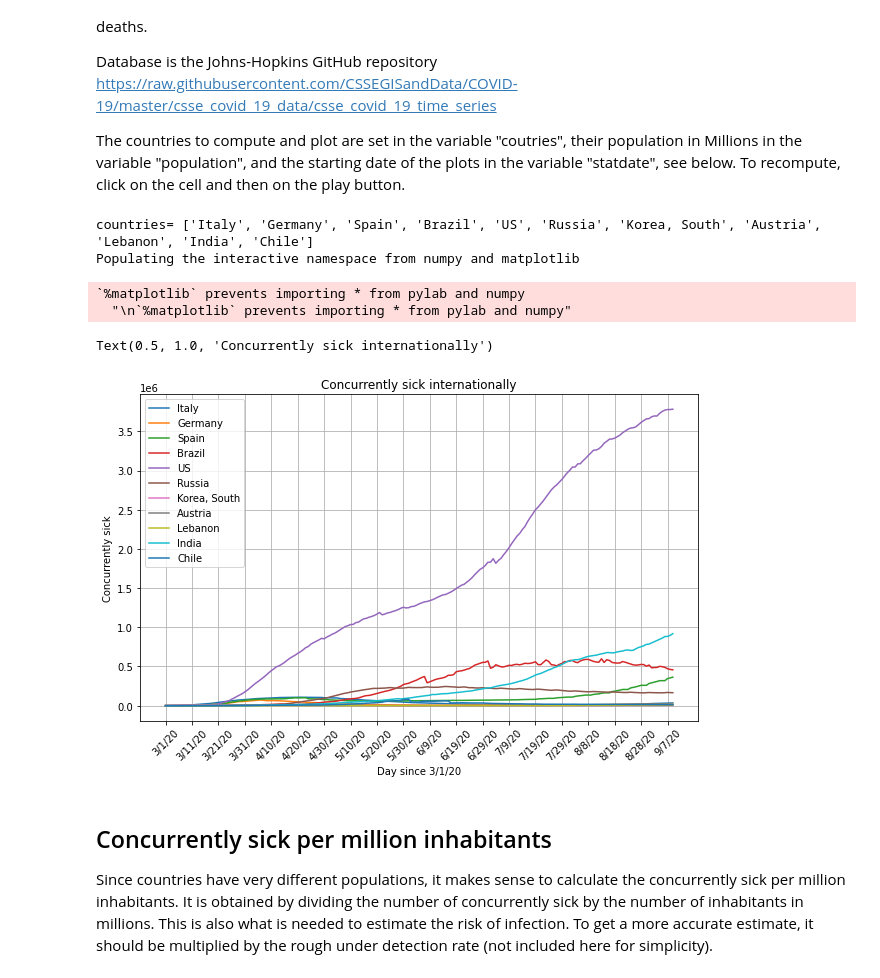
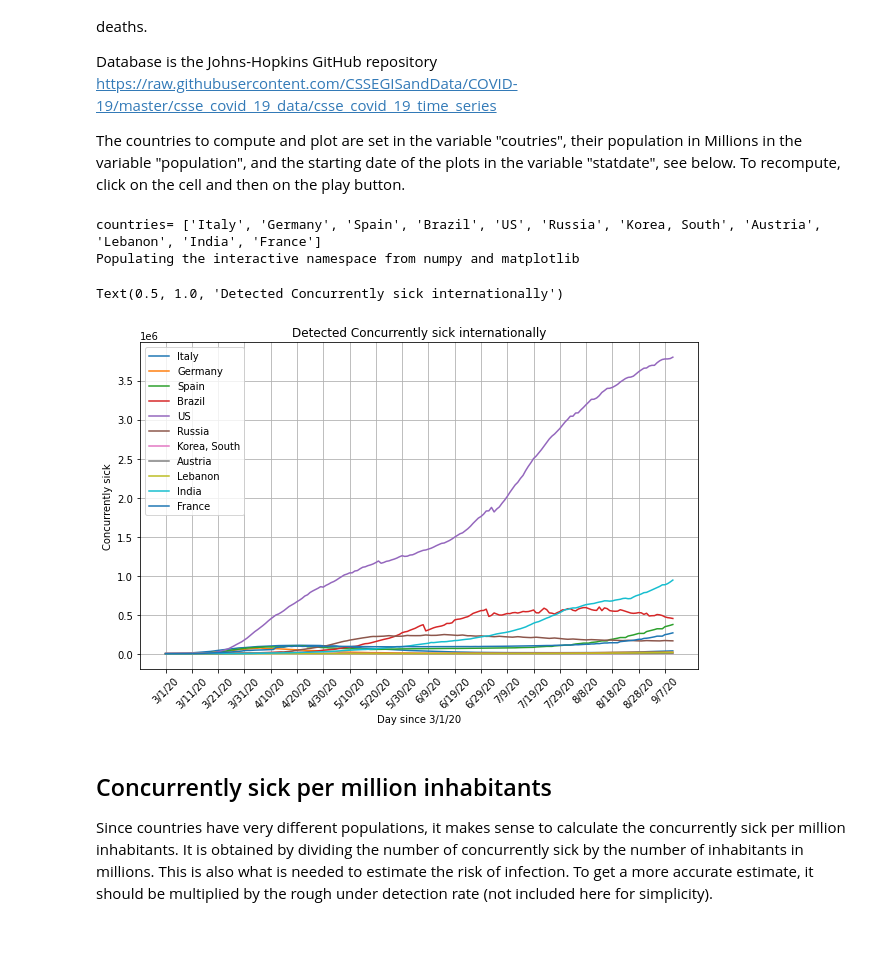
Before and after one commit to TUIlmenauAMS/CoronaComputationPrograms, a Jupyter notebook: coronaconcucrrentlysick.ipynb, the cells around one changed output. Drawn from its saved outputs; the diff is of its cells as text; code cells hidden in the pictures; blank space fills up the shorter version.

```diff
--- a/coronaconcucrrentlysick.ipynb
+++ b/coronaconcucrrentlysick.ipynb
@@ -26,8 +26,8 @@ To recompute, click on the cell and then on the play button.
 #Computes the difference of detected infected minus recovered minus deaths
 #Gerald Schuller, May 2020
 
-countries = ['Italy', 'Germany', 'Spain', 'Brazil', 'US', 'Russia','Korea, South', 'Austria', 'Lebanon', 'India','Chile']#, 'Ukraine']
-population=[60.36, 83.02, 46.94, 209.5, 328.2, 144.5, 51.64, 8.859, 6.849, 1353, 18.73]#, 42]
+countries = ['Italy', 'Germany', 'Spain', 'Brazil', 'US', 'Russia','Korea, South', 'Austria', 'Lebanon', 'India','France']#, 'Ukraine']
+population=[60.36, 83.02, 46.94, 209.5, 328.2, 144.5, 51.64, 8.859, 6.849, 1353, 67]#, 42]
 #countries = ['Germany', 'US']
 #population=[60.36, 328.2]
 startdate='3/1/20'
@@ -82,39 +82,37 @@ df=df.set_index('Country/Region')
 datadeaths=df.loc[countries,: ]
 
 dates=datacases.loc[countries[0],startdate:].index
 #print("dates=\n",dates)
 
 countrycases=datacases.loc[countries,startdate:].reset_index(drop=True)
 countrycases=np.array(countrycases)
 countryrecovered=datarecovered.loc[countries,startdate:].reset_index(drop=True)
 countryrecovered=np.array(countryrecovered)
 countrydeaths=datadeaths.loc[countries,startdate:].reset_index(drop=True)
 countrydeaths=np.array(countrydeaths)
 concurrentlysick=countrycases-countryrecovered-countrydeaths #factor of increase f for each country
 
 #%matplotlib inline
 %pylab inline
 pylab.rcParams['figure.figsize'] = (10, 6)
 
 fig, ax = plt.subplots(1,1)
 ax.plot(dates,concurrentlysick.T)
 ax.set_xticks(np.arange(0,len(dates),10))
 plt.xticks(rotation=45)
 
 #plt.plot(concurrentlysick.T)
 plt.legend(countries)
 plt.xlabel('Day since '+startdate)
 plt.ylabel('Concurrently sick')
 plt.grid()
-plt.title('Concurrently sick internationally')
+plt.title('Detected Concurrently sick internationally')
 #plt.show()
 # %% [output]
-countries= ['Italy', 'Germany', 'Spain', 'Brazil', 'US', 'Russia', 'Korea, South', 'Austria', 'Lebanon', 'India', 'Chile']
+countries= ['Italy', 'Germany', 'Spain', 'Brazil', 'US', 'Russia', 'Korea, South', 'Austria', 'Lebanon', 'India', 'France']
 Populating the interactive namespace from numpy and matplotlib
-`%matplotlib` prevents importing * from pylab and numpy
-  "\n`%matplotlib` prevents importing * from pylab and numpy"
+Text(0.5, 1.0, 'Detected Concurrently sick internationally')
-Text(0.5, 1.0, 'Concurrently sick internationally')
-[figure, old version]
+[figure, new version]
 # %% [markdown]
 ## Concurrently sick per million inhabitants
 
```
Also changed, not shown: parts of 5 cells of this notebook.
